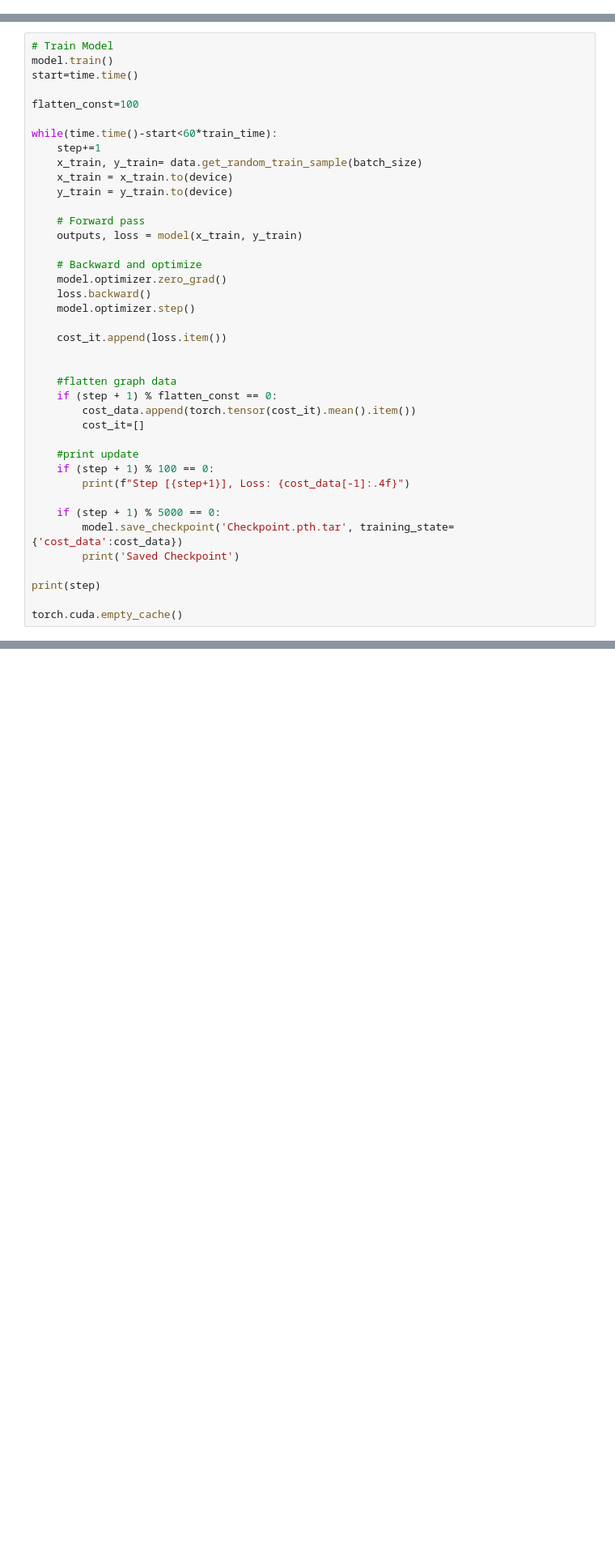
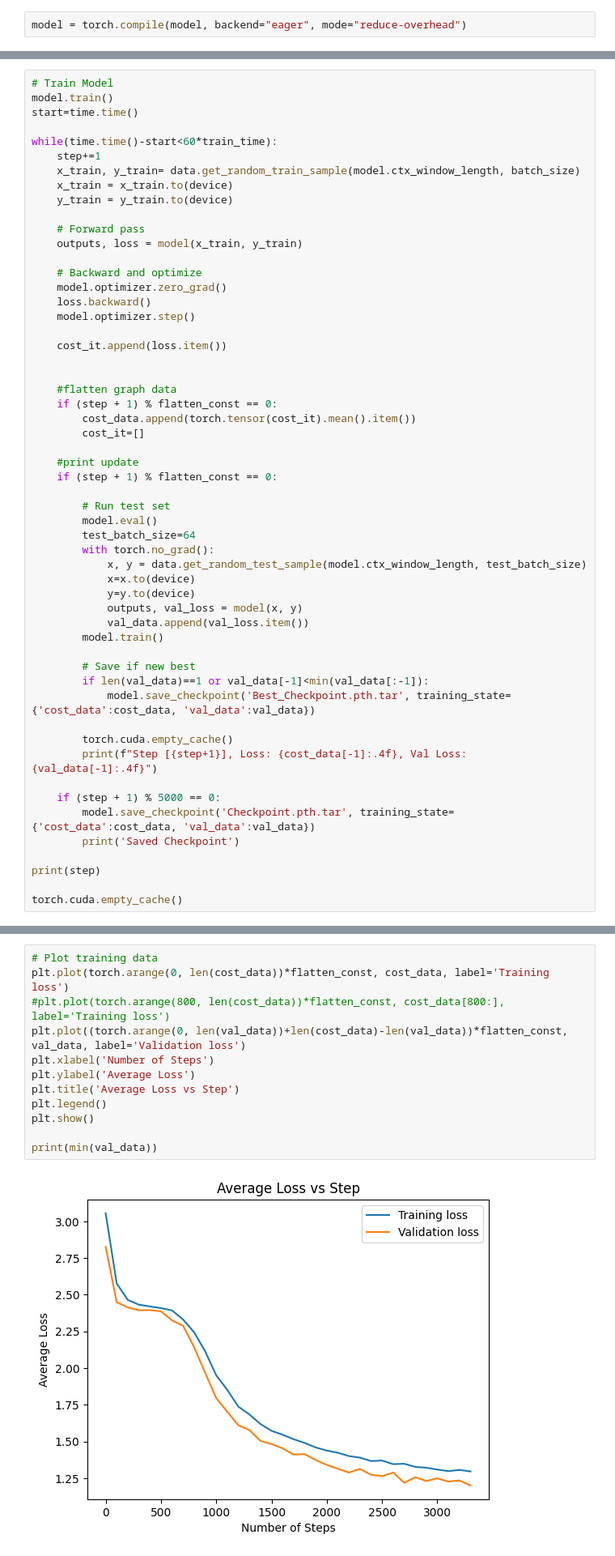
Before and after one commit to Master-Pr0grammer/LLM-From-Scratch, a Jupyter notebook: Transformer.ipynb, the cells around one changed output, grey strips where cells are left out. Shown at 81% size. Drawn from its saved outputs; the diff is of its cells as text; blank space fills up the shorter version.

```diff
--- a/Transformer.ipynb
+++ b/Transformer.ipynb
@@ -71 +95,3 @@ step=0
+# %%
+model = torch.compile(model, backend="eager", mode="reduce-overhead")
 # %%
@@ -77,11 +112,9 @@ step=0
 model.train()
 start=time.time()
 
-flatten_const=100
-
 while(time.time()-start<60*train_time):
     step+=1
-    x_train, y_train= data.get_random_train_sample(batch_size)
+    x_train, y_train= data.get_random_train_sample(model.ctx_window_length, batch_size)
     x_train = x_train.to(device)
     y_train = y_train.to(device)
 
@@ -102,11 +135,28 @@ while(time.time()-start<60*train_time):
         cost_it=[]
 
     #print update
-    if (step + 1) % 100 == 0:
-        print(f"Step [{step+1}], Loss: {cost_data[-1]:.4f}")
+    if (step + 1) % flatten_const == 0:
+
+        # Run test set
+        model.eval()
+        test_batch_size=64
+        with torch.no_grad():
+            x, y = data.get_random_test_sample(model.ctx_window_length, test_batch_size)
+            x=x.to(device)
+            y=y.to(device)
+            outputs, val_loss = model(x, y)
+            val_data.append(val_loss.item())
+        model.train()
+
+        # Save if new best
+        if len(val_data)==1 or val_data[-1]<min(val_data[:-1]):
+            model.save_checkpoint('Best_Checkpoint.pth.tar', training_state={'cost_data':cost_data, 'val_data':val_data})
+
+        torch.cuda.empty_cache()
+        print(f"Step [{step+1}], Loss: {cost_data[-1]:.4f}, Val Loss: {val_data[-1]:.4f}")
 
     if (step + 1) % 5000 == 0:
-        model.save_checkpoint('Checkpoint.pth.tar', training_state={'cost_data':cost_data})
+        model.save_checkpoint('Checkpoint.pth.tar', training_state={'cost_data':cost_data, 'val_data':val_data})
         print('Saved Checkpoint')
 
 print(step)
@@ -114,0 +170,14 @@ torch.cuda.empty_cache()
+# %%
+# Plot training data
+plt.plot(torch.arange(0, len(cost_data))*flatten_const, cost_data, label='Training loss')
+#plt.plot(torch.arange(800, len(cost_data))*flatten_const, cost_data[800:], label='Training loss')
+plt.plot((torch.arange(0, len(val_data))+len(cost_data)-len(val_data))*flatten_const, val_data, label='Validation loss')
+plt.xlabel('Number of Steps')
+plt.ylabel('Average Loss')
+plt.title('Average Loss vs Step')
+plt.legend()
+plt.show()
+
+print(min(val_data))
+# %% [output]
+[figure, added]
```
Also changed, not shown: parts of 15 cells of this notebook, 6 other files.
